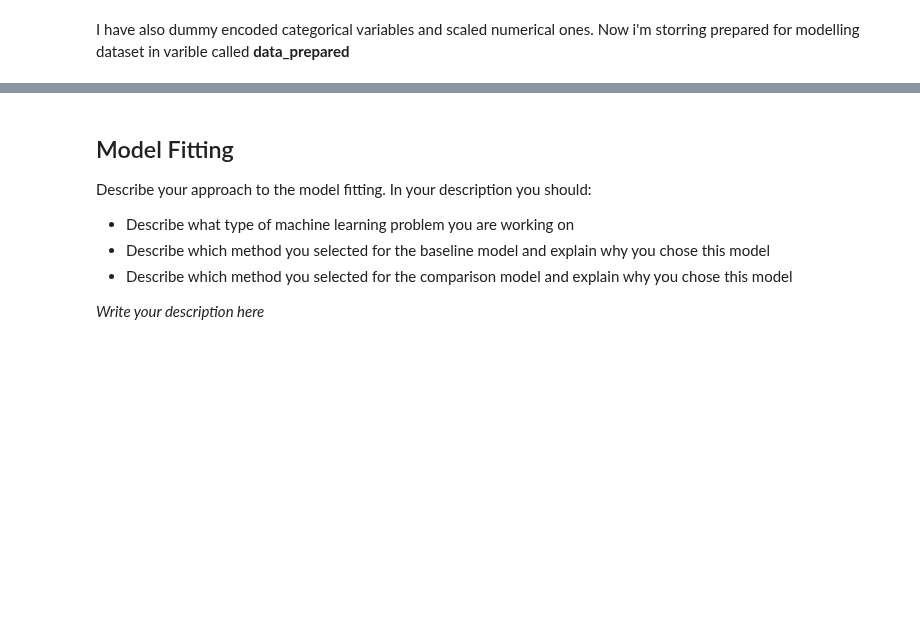
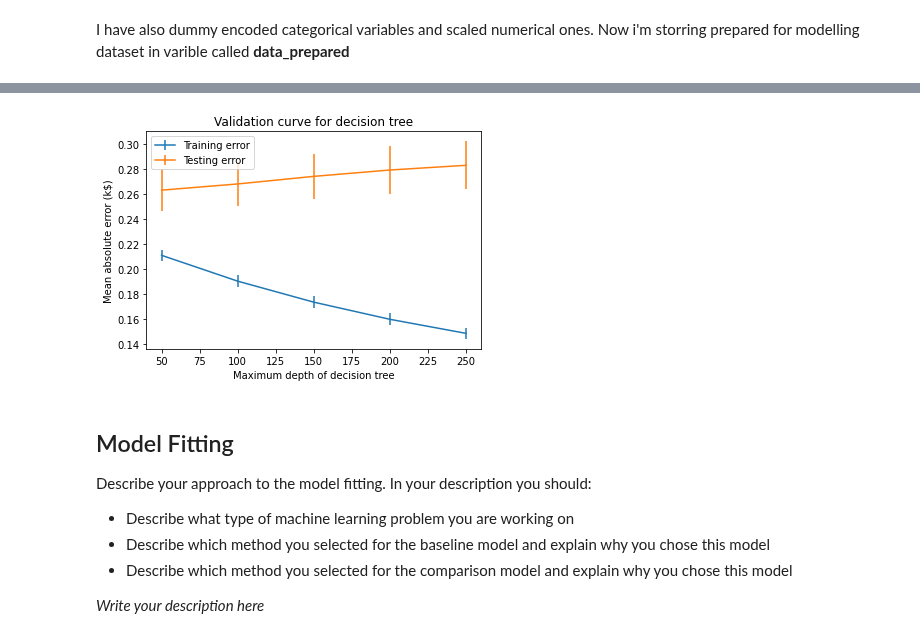
Before and after one commit to CarJung/Uni, a Jupyter notebook: data_camp_certificate/notebook.ipynb, the cells around one changed output, grey strips where cells are left out. Cells and saved outputs as stored; diff of their text form; code cells hidden in the pictures; blank space fills up the shorter version.

```diff
--- a/data_camp_certificate/notebook.ipynb
+++ b/data_camp_certificate/notebook.ipynb
@@ -360,3 +444,15 @@ I have also dummy encoded categorical variables and scaled numerical ones. Now i
+# %%
+plt.errorbar(n_estimators, train_errors.mean(axis=1),
+             yerr=train_errors.std(axis=1), label='Training error')
+plt.errorbar(n_estimators, test_errors.mean(axis=1),
+             yerr=test_errors.std(axis=1), label='Testing error')
+plt.legend()
+
+plt.xlabel("Maximum depth of decision tree")
+plt.ylabel("Mean absolute error (k$)")
+_ = plt.title("Validation curve for decision tree")
+# %% [output]
+[figure, added]
 # %% [markdown]
 ## Model Fitting
 Describe your approach to the model fitting. In your description you should:
```
Also changed, not shown: parts of 10 cells of this notebook.
